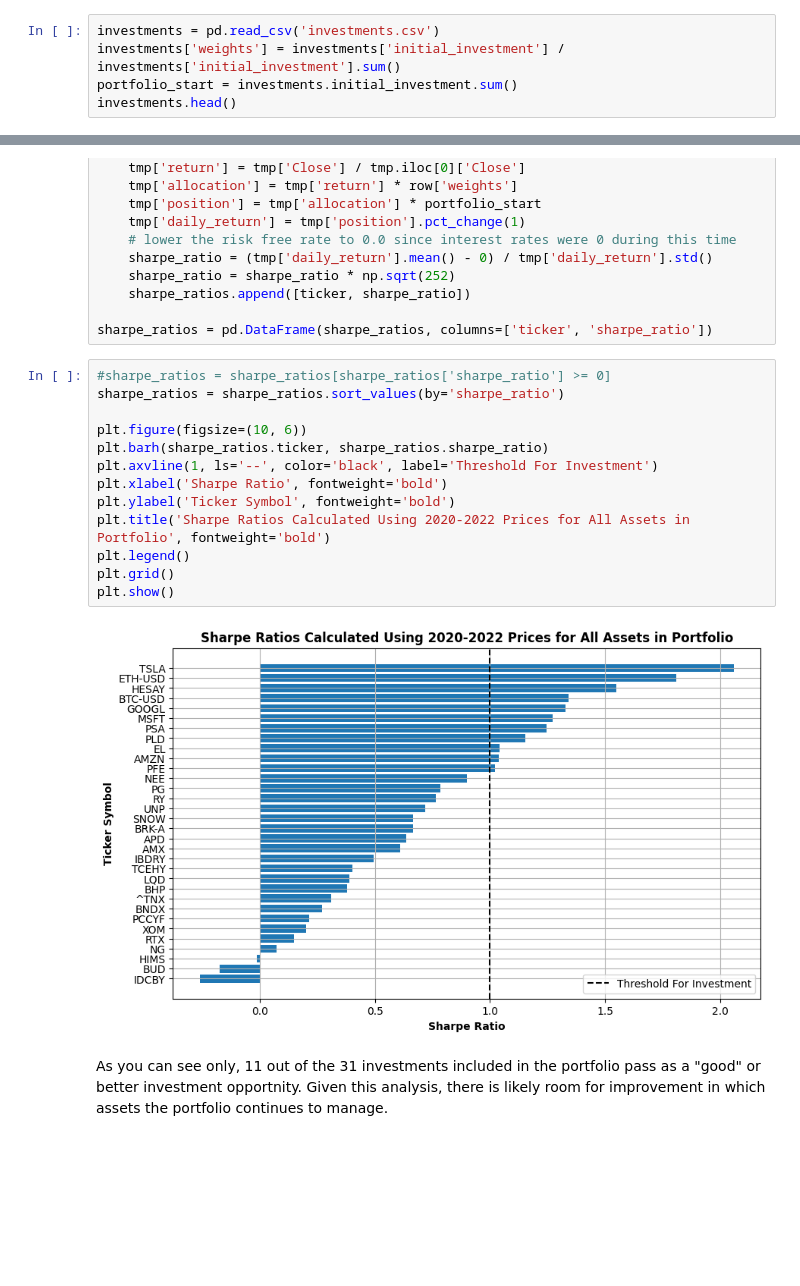
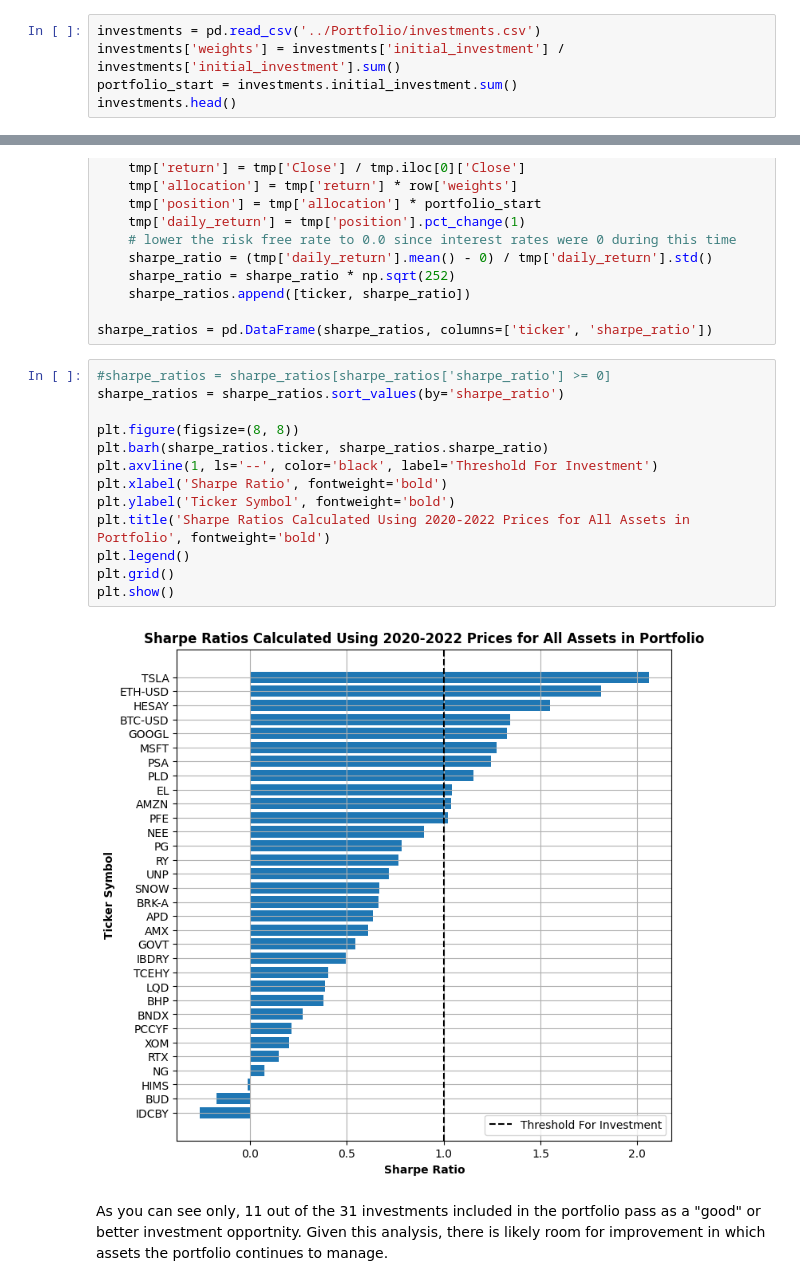
Before and after one commit to williamzjasmine/CUNY_SPS_DS, a Jupyter notebook: DATA_618/Major_Assignments/Pricing_Models/Pricing_Models_Calculation.ipynb, the cells around one changed output, grey strips where cells are left out. Cells and saved outputs as stored; diff of their text form; blank space fills up the shorter version.

Commit message:
updating for portfolio presentation

```diff
--- a/DATA_618/Major_Assignments/Pricing_Models/Pricing_Models_Calculation.ipynb
+++ b/DATA_618/Major_Assignments/Pricing_Models/Pricing_Models_Calculation.ipynb
@@ -24,7 +24,7 @@ RISK_FREE_RATE = 0.0471 # 10 year treasury rate as of 10/16: https://ycharts.com
 
 The cell below imports a .csv version of the data found in the "For Import" tab of the aforementioned investment portfolio and stores the information in the `investments` dataframe. It also calculates a weights column that determines each asset's percentage of the total portfolio by value (total portfolio value in this case is equal to 8 million USD).
 # %%
-investments = pd.read_csv('investments.csv')
+investments = pd.read_csv('../Portfolio/investments.csv')
 investments['weights'] = investments['initial_investment'] / investments['initial_investment'].sum()
 portfolio_start = investments.initial_investment.sum()
 investments.head()
@@ -235,18 +235,18 @@ sharpe_ratios = pd.DataFrame(sharpe_ratios, columns=['ticker', 'sharpe_ratio'])
 # %%
 #sharpe_ratios = sharpe_ratios[sharpe_ratios['sharpe_ratio'] >= 0]
 sharpe_ratios = sharpe_ratios.sort_values(by='sharpe_ratio')
 
-plt.figure(figsize=(10, 6))
+plt.figure(figsize=(8, 8))
 plt.barh(sharpe_ratios.ticker, sharpe_ratios.sharpe_ratio)
 plt.axvline(1, ls='--', color='black', label='Threshold For Investment')
 plt.xlabel('Sharpe Ratio', fontweight='bold')
 plt.ylabel('Ticker Symbol', fontweight='bold')
 plt.title('Sharpe Ratios Calculated Using 2020-2022 Prices for All Assets in Portfolio', fontweight='bold')
 plt.legend()
 plt.grid()
 plt.show()
 # %% [output]
-[figure, old version]
+[figure, new version]
 # %% [markdown]
 As you can see only, 11 out of the 31 investments included in the portfolio pass as a "good" or better investment opportnity. Given this analysis, there is likely room for improvement in which assets the portfolio continues to manage.
 # %% [markdown]
```
Also changed, not shown: parts of 17 cells of this notebook, 6 other files.
